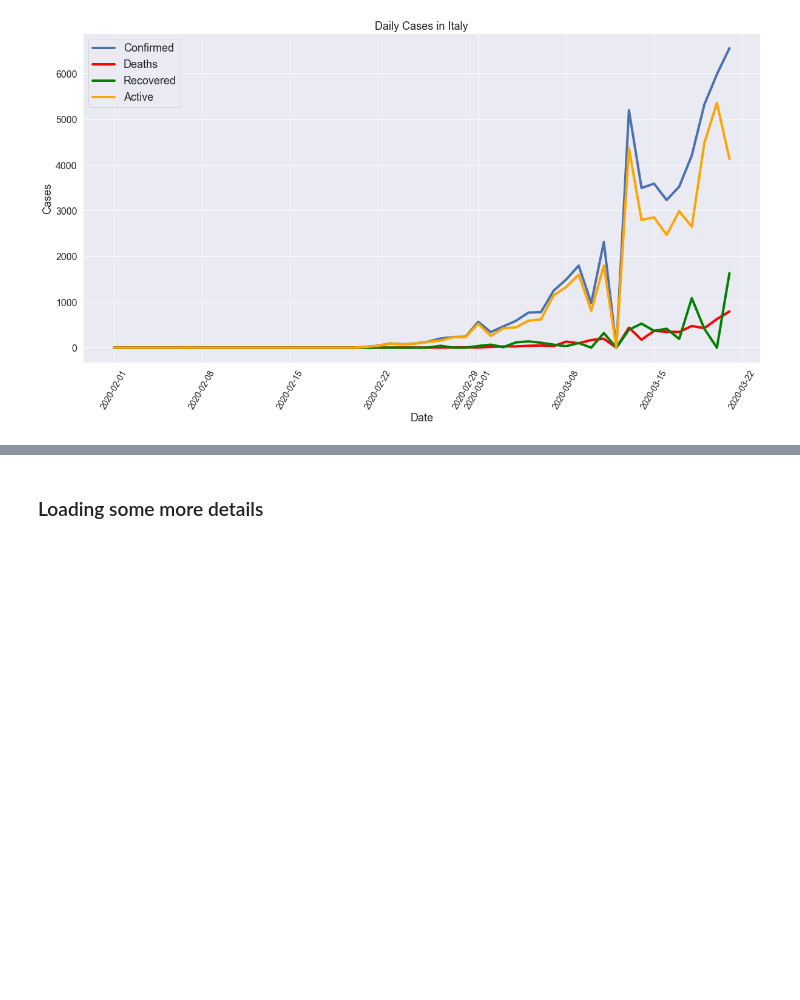
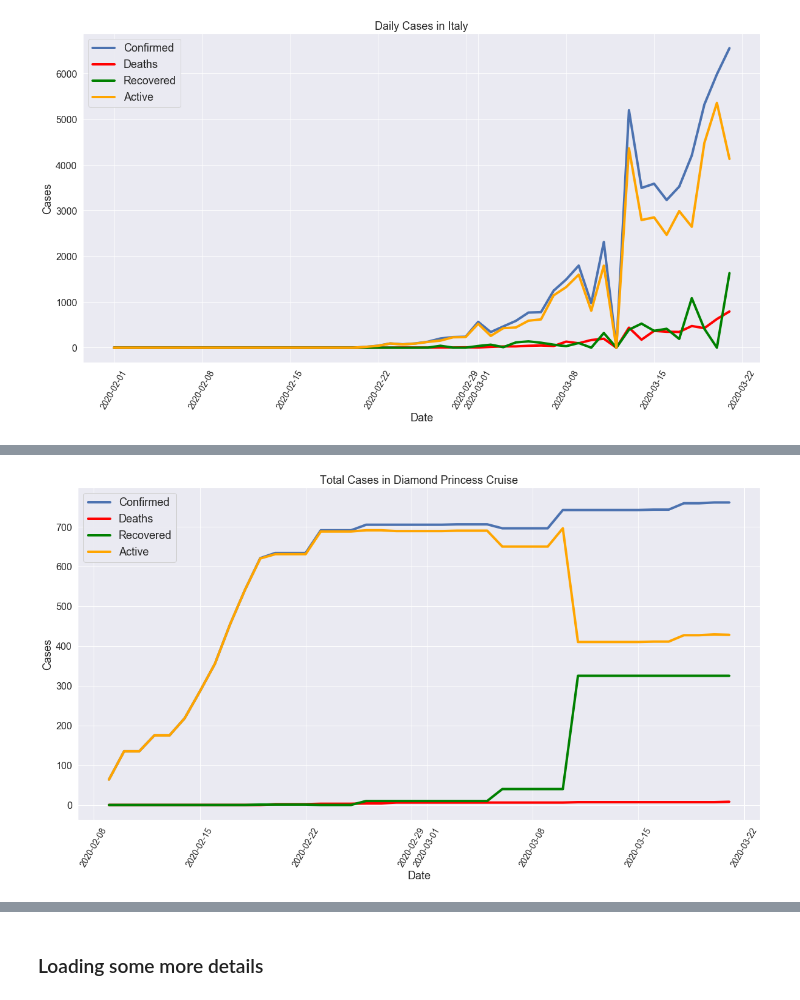
Before and after one commit to gachet/Coronavirus-2019-Analysis, a Jupyter notebook: Coronavirus_Analysis.ipynb, the cells around one changed output, grey strips where cells are left out. Saved outputs shown, nothing was run; the diff lists cells and outputs as text; code cells hidden in the pictures; blank space fills up the shorter version.

```diff
--- a/Coronavirus_Analysis.ipynb
+++ b/Coronavirus_Analysis.ipynb
@@ -320,0 +356,4 @@ daily_cases(total_cases_italy, 'Daily Cases in Italy')
+# %%
+total_cases_lineplot(diamon_princess, 'Total Cases in Diamond Princess Cruise')
+# %% [output]
+[figure, added]
```
Also changed, not shown: parts of 15 cells of this notebook.
